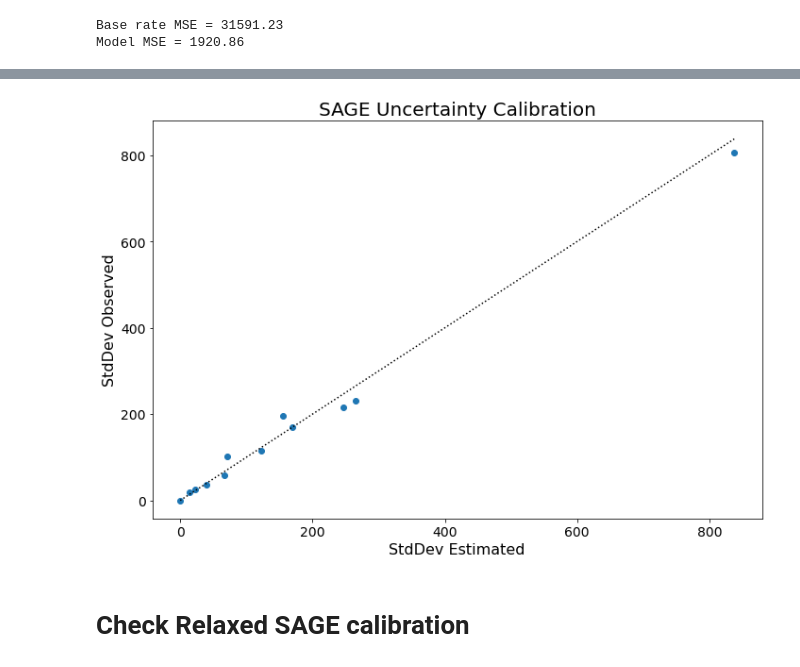
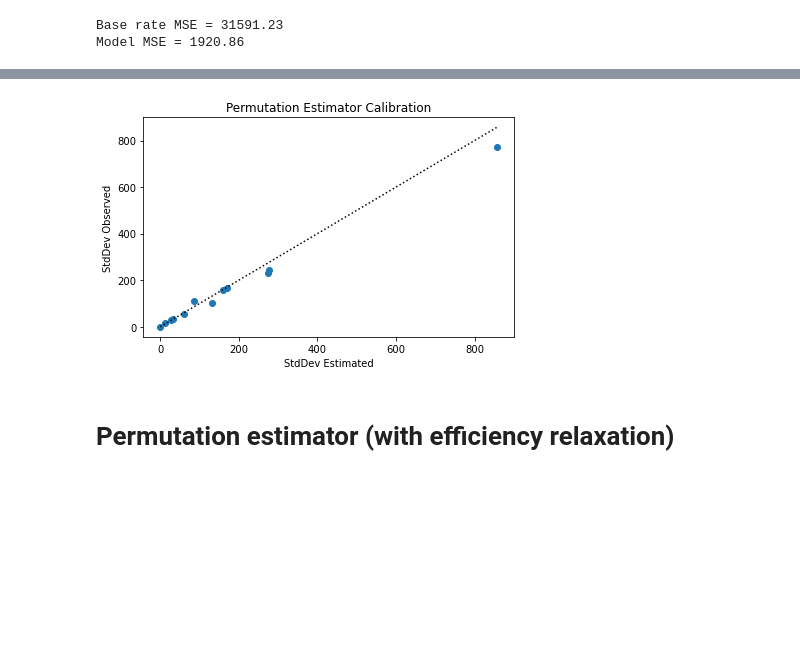
Before and after one commit to iancovert/sage, a Jupyter notebook: notebooks/calibration.ipynb, the cells around one changed output, grey strips where cells are left out. Cells and saved outputs as stored; diff of their text form; code cells hidden in the pictures; blank space fills up the shorter version.

```diff
--- a/notebooks/calibration.ipynb
+++ b/notebooks/calibration.ipynb
@@ -63,6 +63,5 @@ estimator = sage.PermutationEstimator(imputer, 'mse')
 
 # Run explainer multiple times
 sage_list = []
-for i in range(20):
+for i in range(50):
     sage_list.append(estimator(test, Y_test, n_permutations=512*5, bar=False, detect_convergence=False))
-    print('Done with run {}'.format(i))
@@ -90,26 +68,25 @@ Done with run 19
 # %%
-plt.figure(figsize=(10, 7))
+plt.figure()
 
 # Scatter plot
 std_est = sage_list[0].std
 std_real = np.std(np.array([sage_values.values for sage_values in sage_list]), axis=0)
 plt.scatter(std_est, std_real)
 
 # Y = X line
 m = max(std_est.max(), std_real.max())
 plt.plot([0, m,], [0, m], color='black', linestyle=':')
 
-plt.xlabel('StdDev Estimated', fontsize=16)
-plt.ylabel('StdDev Observed', fontsize=16)
-plt.title('SAGE Uncertainty Calibration', fontsize=20)
-plt.tick_params(labelsize=14)
+plt.xlabel('StdDev Estimated')
+plt.ylabel('StdDev Observed')
+plt.title('Permutation Estimator Calibration')
 
 plt.tight_layout()
 plt.show()
 # %% [output]
-[figure, old version]
+[figure, new version]
-# %% [markdown]
-# Check Relaxed SAGE calibration
+# %% [markdown]
+# Permutation estimator (with efficiency relaxation)
 # %%
 # Setup and calculate
 imputer = sage.MarginalImputer(model, test[:512])
```
Also changed, not shown: parts of 11 cells of this notebook, 8 other files.
